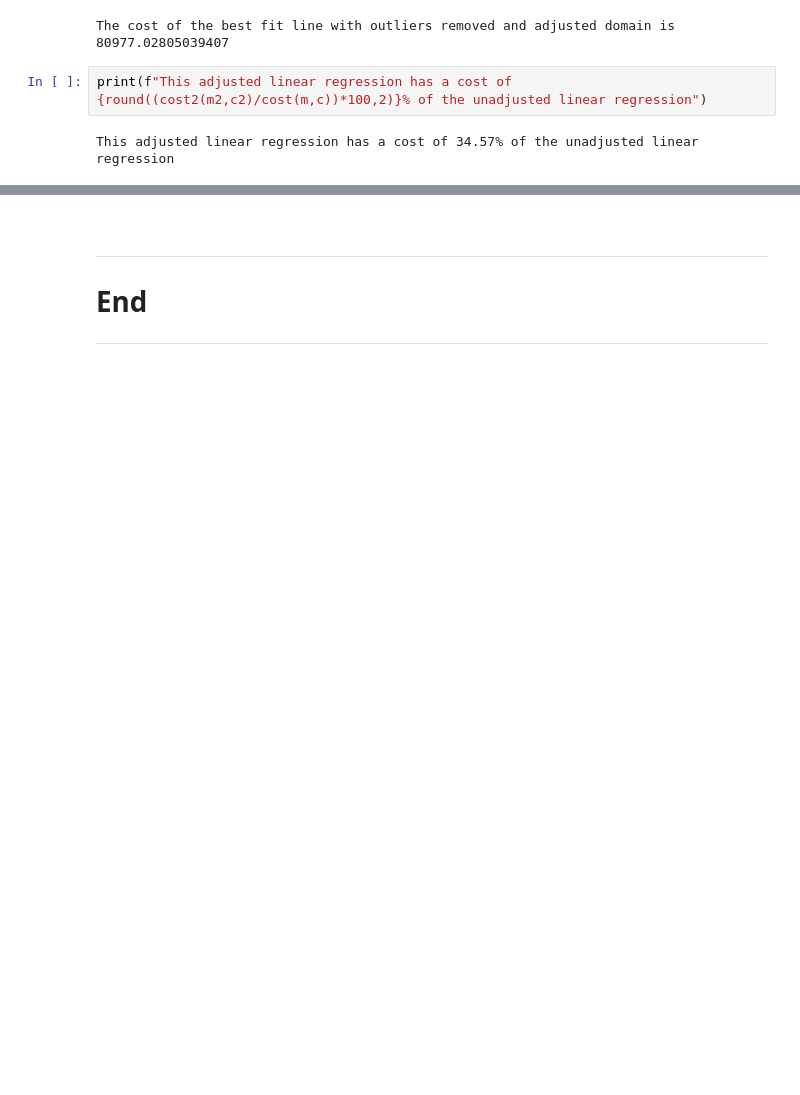
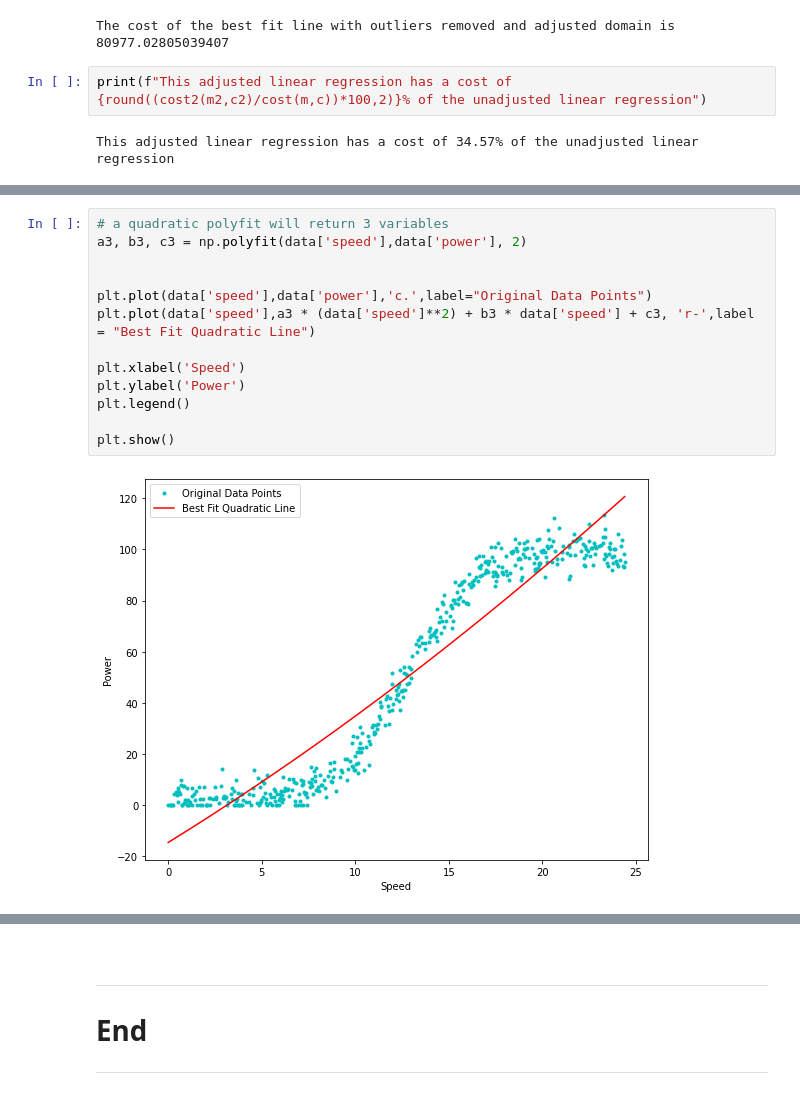
Before and after one commit to dervlac/FDA-Assessment, a Jupyter notebook: FDA Project.ipynb, the cells around one changed output, grey strips where cells are left out. Drawn from its saved outputs; the diff is of its cells as text; blank space fills up the shorter version.

```diff
--- a/FDA Project.ipynb
+++ b/FDA Project.ipynb
@@ -182,0 +195,15 @@ This adjusted linear regression has a cost of 34.57% of the unadjusted linear re
+# %%
+# a quadratic polyfit will return 3 variables
+a3, b3, c3 = np.polyfit(data['speed'],data['power'], 2)
+
+
+plt.plot(data['speed'],data['power'],'c.',label="Original Data Points")
+plt.plot(data['speed'],a3 * (data['speed']**2) + b3 * data['speed'] + c3, 'r-',label = "Best Fit Quadratic Line")
+
+plt.xlabel('Speed')
+plt.ylabel('Power')
+plt.legend()
+
+plt.show()
+# %% [output]
+[figure, added]
```
Also changed, not shown: parts of 10 cells of this notebook.
